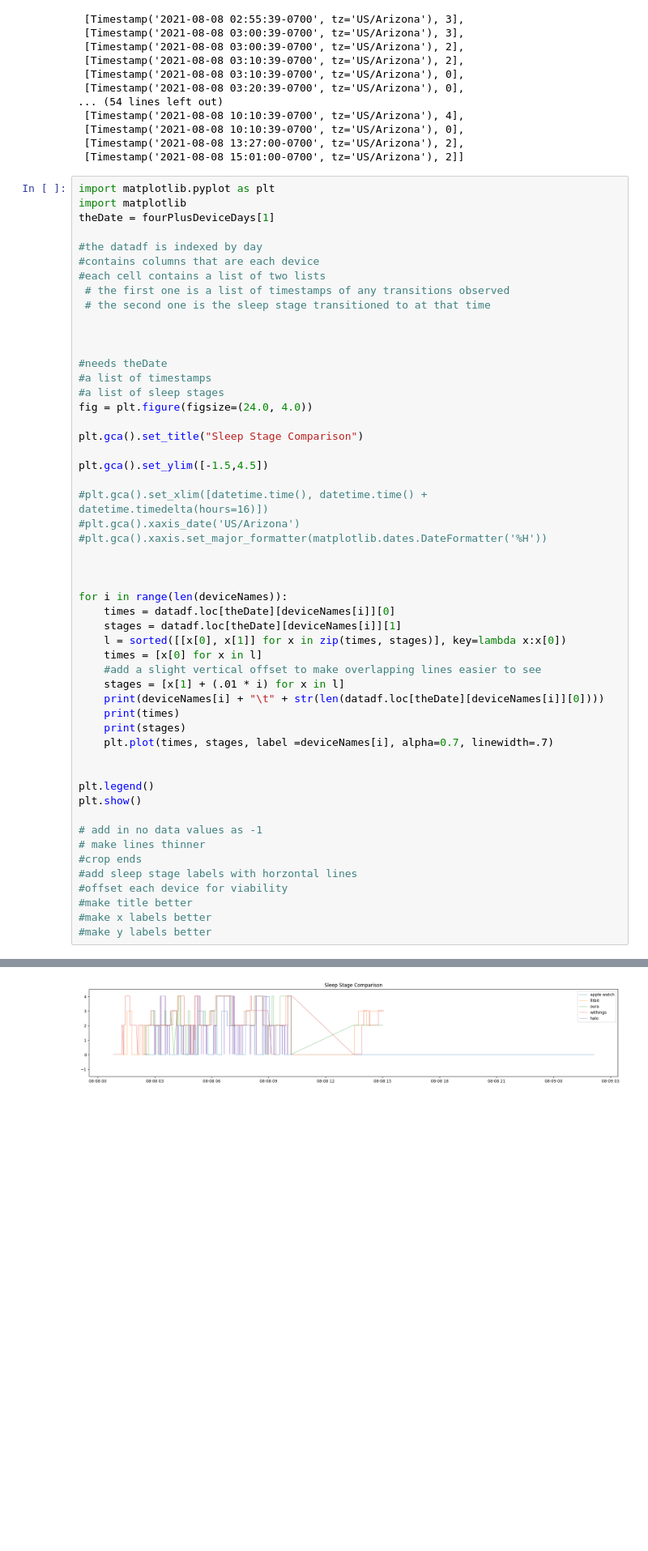
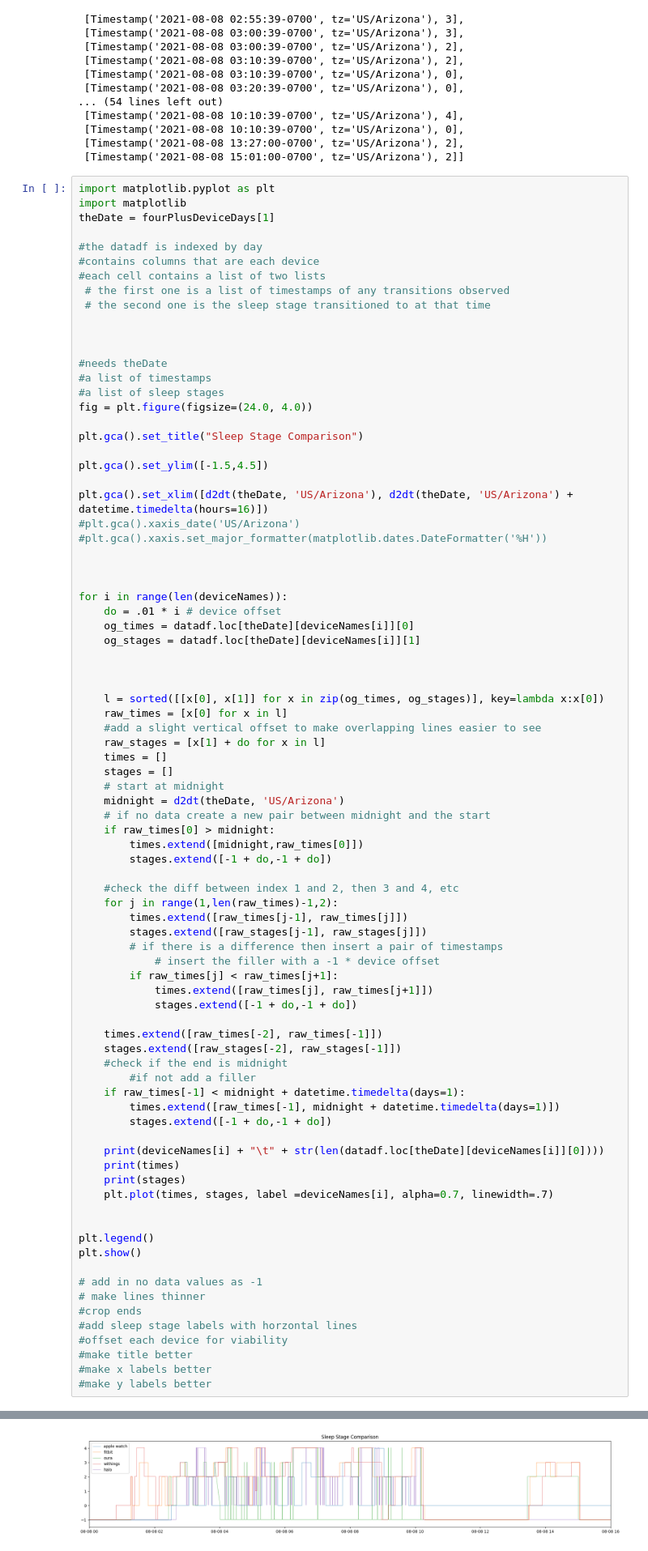
Before and after one commit to AbhikChowdhury6/qsPrez, a Jupyter notebook: analysis.ipynb, the cells around one changed output, grey strips where cells are left out. Shown at 81% size. Cells and saved outputs as stored; diff of their text form; blank space fills up the shorter version.

Commit message:
added no data -1 default, but still need more oura ring debugging

```diff
--- a/analysis.ipynb
+++ b/analysis.ipynb
@@ -335,19 +335,50 @@ plt.gca().set_title("Sleep Stage Comparison")
 
 plt.gca().set_ylim([-1.5,4.5])
 
-#plt.gca().set_xlim([datetime.time(), datetime.time() + datetime.timedelta(hours=16)])
+plt.gca().set_xlim([d2dt(theDate, 'US/Arizona'), d2dt(theDate, 'US/Arizona') + datetime.timedelta(hours=16)])
 #plt.gca().xaxis_date('US/Arizona')
 #plt.gca().xaxis.set_major_formatter(matplotlib.dates.DateFormatter('%H'))
 
 
 
 for i in range(len(deviceNames)):
-    times = datadf.loc[theDate][deviceNames[i]][0]
-    stages = datadf.loc[theDate][deviceNames[i]][1]
-    l = sorted([[x[0], x[1]] for x in zip(times, stages)], key=lambda x:x[0])
-    times = [x[0] for x in l]
+    do = .01 * i # device offset
+    og_times = datadf.loc[theDate][deviceNames[i]][0]
+    og_stages = datadf.loc[theDate][deviceNames[i]][1]
+
+
+
+    l = sorted([[x[0], x[1]] for x in zip(og_times, og_stages)], key=lambda x:x[0])
+    raw_times = [x[0] for x in l]
     #add a slight vertical offset to make overlapping lines easier to see
-    stages = [x[1] + (.01 * i) for x in l]
+    raw_stages = [x[1] + do for x in l]
+    times = []
+    stages = []
+    # start at midnight
+    midnight = d2dt(theDate, 'US/Arizona')
+    # if no data create a new pair between midnight and the start
+    if raw_times[0] > midnight:
+        times.extend([midnight,raw_times[0]])
+        stages.extend([-1 + do,-1 + do])
+
+    #check the diff between index 1 and 2, then 3 and 4, etc
+    for j in range(1,len(raw_times)-1,2):
+        times.extend([raw_times[j-1], raw_times[j]])
+        stages.extend([raw_stages[j-1], raw_stages[j]])
+        # if there is a difference then insert a pair of timestamps
+            # insert the filler with a -1 * device offset
+        if raw_times[j] < raw_times[j+1]:
+            times.extend([raw_times[j], raw_times[j+1]])
+            stages.extend([-1 + do,-1 + do])
+
+    times.extend([raw_times[-2], raw_times[-1]])
+    stages.extend([raw_stages[-2], raw_stages[-1]])
+    #check if the end is midnight
+        #if not add a filler
+    if raw_times[-1] < midnight + datetime.timedelta(days=1):
+        times.extend([raw_times[-1], midnight + datetime.timedelta(days=1)])
+        stages.extend([-1 + do,-1 + do])
+
     print(deviceNames[i] + "\t" + str(len(datadf.loc[theDate][deviceNames[i]][0])))
     print(times)
     print(stages)
@@ -384,4 +415,4 @@ halo    264
-[figure, old version]
+[figure, new version]
 # %%
 import matplotlib.pyplot as plt
 import matplotlib.dates as md
```
Also changed, not shown: parts of 1 cell of this notebook.
